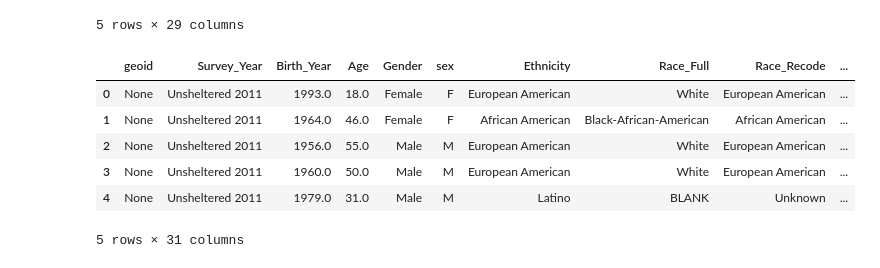
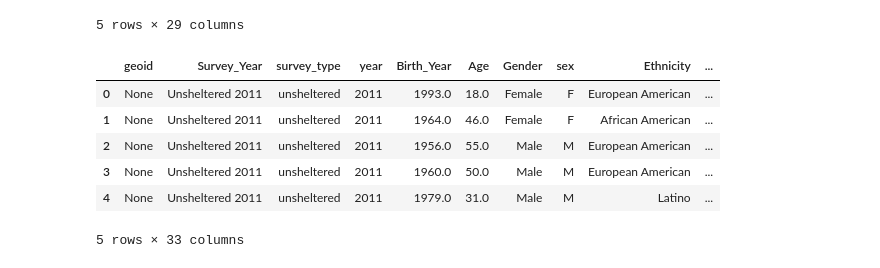
Before and after one commit to SDRDLAnalysts/data-projects, a Jupyter notebook: homelessness/economicrt.org/economicrt.org-homeless_survey-2011e2017/notebooks/Clean.ipynb, the cells around one changed output. Drawn from its saved outputs; the diff is of its cells as text; code cells hidden in the pictures.

```diff
--- a/homelessness/economicrt.org/economicrt.org-homeless_survey-2011e2017/notebooks/Clean.ipynb
+++ b/homelessness/economicrt.org/economicrt.org-homeless_survey-2011e2017/notebooks/Clean.ipynb
@@ -55,41 +55,42 @@ def raceeth(r):
     elif r.black:
         return 'black'
     elif r.aian:
         return 'aian'
     elif r.nhopi:
         return 'nhopi'
     elif r.asian:
         return 'asian'
     elif r.white:
         return 'nhwhite'
     else:
         return 'other'
 
 df['raceeth'] = df.apply(raceeth, axis=1)
 df.drop(columns='black white asian aian nhopi hisp other'.split(), inplace = True)
 
 from geoid.acs import Tract
 df['geoid'] = df.Census_Tract.apply(lambda v: str(Tract(6,37,int(v))) if v and not np.isnan(v) else None )
 
 df['survey_type'] = df.Survey_Year.apply( lambda v: v.strip().split()[0].lower() )
-df['year'] =
-cols = ['geoid', 'Survey_Year', 'Birth_Year', 'Age', 'Gender', 'sex',
+df['year'] = df.Survey_Year.apply( lambda v: v.strip().split()[1].lower() )
+
+cols = ['geoid', 'Survey_Year', 'survey_type','year', 'Birth_Year', 'Age', 'Gender', 'sex',
  'Ethnicity', 'Race_Full', 'Race_Recode', 'raceeth', 'Veteran', 'Chronic_Time', 'Chronic_Condition',
  'Chronic', 'Adult_With_Child', 'Times_Homeless_3yrs', 'Times_Homeless_Past_Year', 'Current_Stint_Duration',
  'SPA', 'Census_Tract', 'Physical_Sexual_Abuse', 'Physical_Disability', 'Mental_Illness', 'Alcohol_Abuse',
  'Drug_Abuse', 'Drug_Alcohol_History', 'HIV_Positive', 'Part_Time', 'Full_Time', 'Unemployed_Looking',
  'Unemployed_Not_Looking' ]
 
 df = df[cols]
 
 df.head()
 # %% [output]
-|  | geoid | Survey_Year | Birth_Year | Age | Gender | sex | Ethnicity | Race_Full | Race_Recode | ... |
-| 0 | None | Unsheltered 2011 | 1993.0 | 18.0 | Female | F | European American | White | European American | ... |
-| 1 | None | Unsheltered 2011 | 1964.0 | 46.0 | Female | F | African American | Black-African-American | African American | ... |
-| 2 | None | Unsheltered 2011 | 1956.0 | 55.0 | Male | M | European American | White | European American | ... |
-| 3 | None | Unsheltered 2011 | 1960.0 | 50.0 | Male | M | European American | White | European American | ... |
-| 4 | None | Unsheltered 2011 | 1979.0 | 31.0 | Male | M | Latino | BLANK | Unknown | ... |
+|  | geoid | Survey_Year | survey_type | year | Birth_Year | Age | Gender | sex | Ethnicity | ... |
+| 0 | None | Unsheltered 2011 | unsheltered | 2011 | 1993.0 | 18.0 | Female | F | European American | ... |
+| 1 | None | Unsheltered 2011 | unsheltered | 2011 | 1964.0 | 46.0 | Female | F | African American | ... |
+| 2 | None | Unsheltered 2011 | unsheltered | 2011 | 1956.0 | 55.0 | Male | M | European American | ... |
+| 3 | None | Unsheltered 2011 | unsheltered | 2011 | 1960.0 | 50.0 | Male | M | European American | ... |
+| 4 | None | Unsheltered 2011 | unsheltered | 2011 | 1979.0 | 31.0 | Male | M | Latino | ... |
-5 rows × 31 columns
+5 rows × 33 columns
 # %%
 # %% [output]
```
Also changed, not shown: parts of 1 cell of this notebook, 14 other files.
